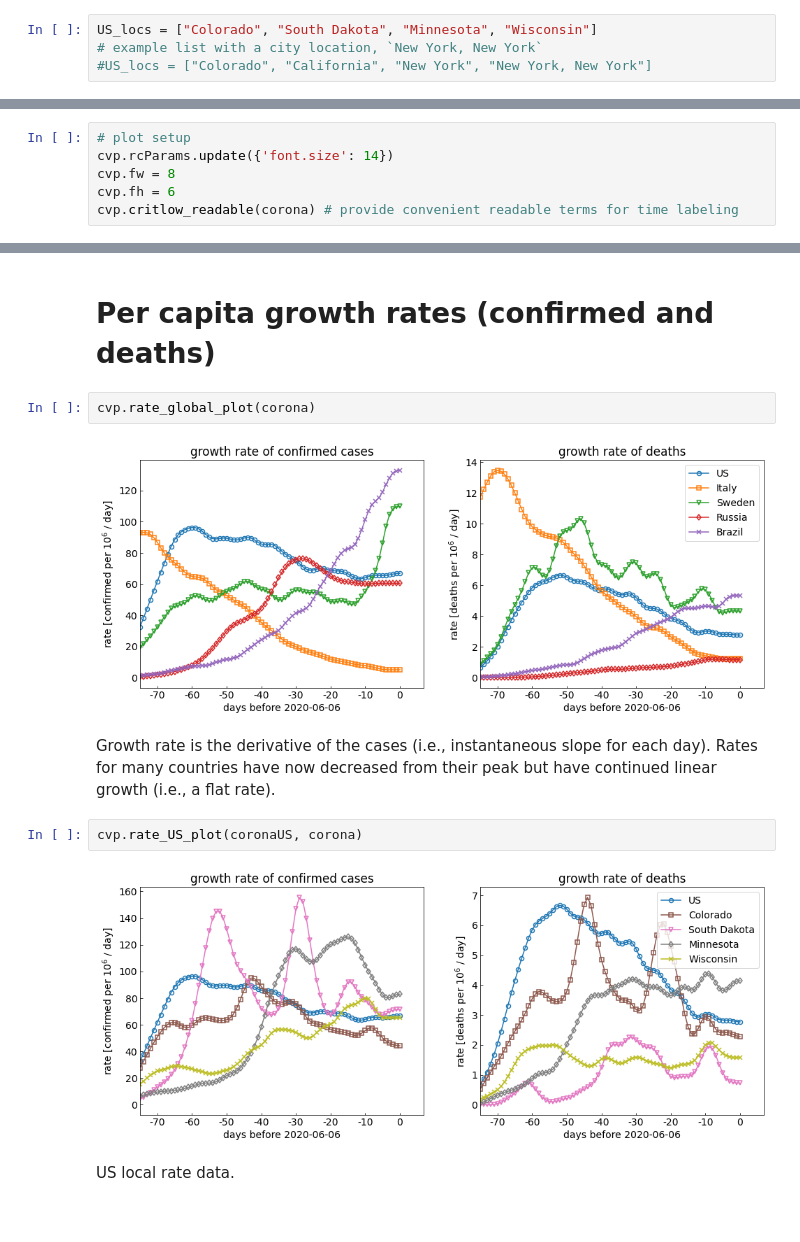
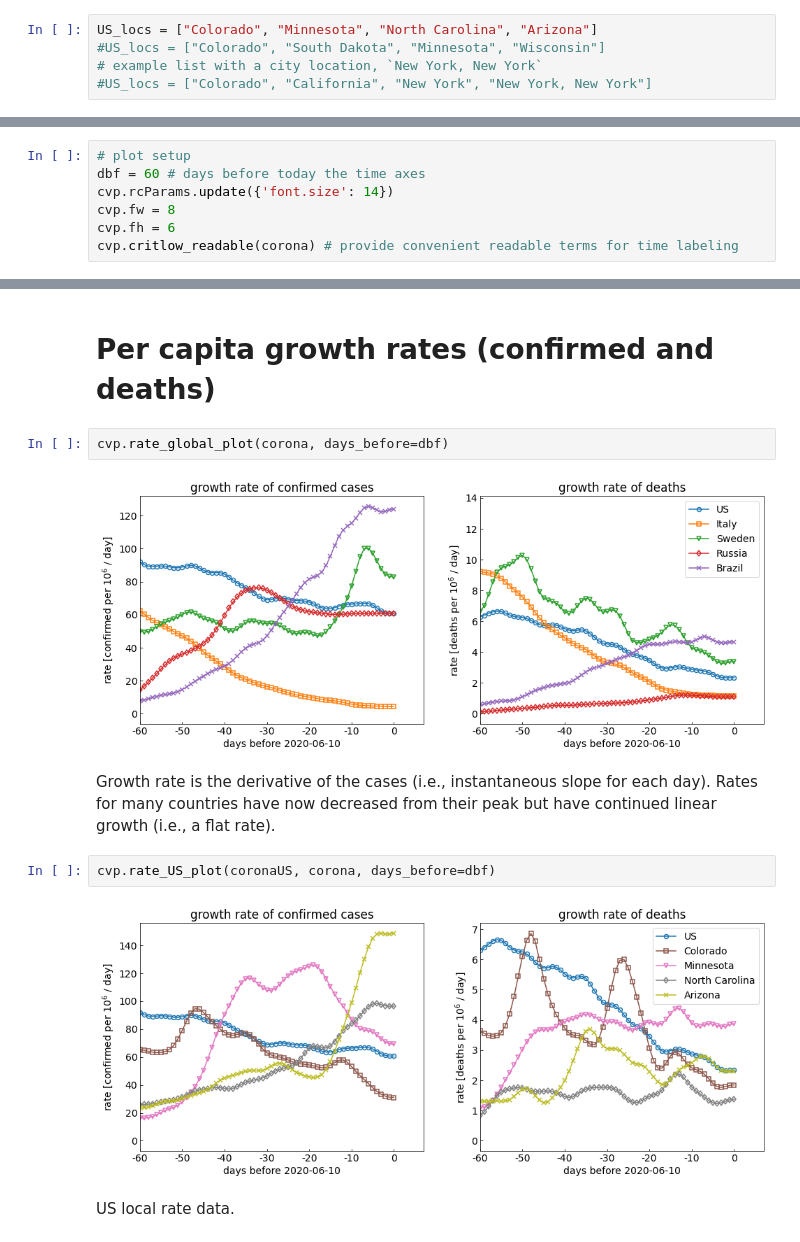
Before and after one commit to jjstickel/covid-19_ts_analysis, a Jupyter notebook: analyze_covid_time_series_notebook.ipynb, the cells around one changed output, grey strips where cells are left out. Cells and saved outputs as stored; diff of their text form.

```diff
--- a/analyze_covid_time_series_notebook.ipynb
+++ b/analyze_covid_time_series_notebook.ipynb
@@ -40,7 +40,8 @@ Put up to 4 US locations (state, county, or city) in the `US_locs` list. Must be
 
 NOTE:  unfortunately, there are no pre-consolidated state data in the J-H data files. To get state data, I sum all the state entries, which, for for a few states, double-counts numbers when they are given as both county and city entries. The affect is muted when showing per-capita numbers, but cities will still have extra weighting over rural areas as a consequence.
 # %%
-US_locs = ["Colorado", "South Dakota", "Minnesota", "Wisconsin"]
+US_locs = ["Colorado", "Minnesota", "North Carolina", "Arizona"]
+#US_locs = ["Colorado", "South Dakota", "Minnesota", "Wisconsin"]
 # example list with a city location, `New York, New York`
 #US_locs = ["Colorado", "California", "New York", "New York, New York"]
 # %% [markdown]
@@ -88,6 +89,7 @@ for loc in US_locs:
 # Plotting
 # %%
 # plot setup
+dbf = 60 # days before today the time axes
 cvp.rcParams.update({'font.size': 14})
 cvp.fw = 8
 cvp.fh = 6
@@ -117,15 +119,15 @@ US local per capita data.
 # %% [markdown]
 # Per capita growth rates (confirmed and deaths)
 # %%
-cvp.rate_global_plot(corona)
+cvp.rate_global_plot(corona, days_before=dbf)
 # %% [output]
-[figure, old version]
+[figure, new version]
 # %% [markdown]
 Growth rate is the derivative of the cases (i.e., instantaneous slope for each day). Rates for many countries have now decreased from their peak but have continued linear growth (i.e., a flat rate).
 # %%
-cvp.rate_US_plot(coronaUS, corona)
+cvp.rate_US_plot(coronaUS, corona, days_before=dbf)
 # %% [output]
-[figure, old version]
+[figure, new version]
 # %% [markdown]
 US local rate data.
 # %% [markdown]
```
Also changed, not shown: parts of 7 cells of this notebook, 2 other files.
